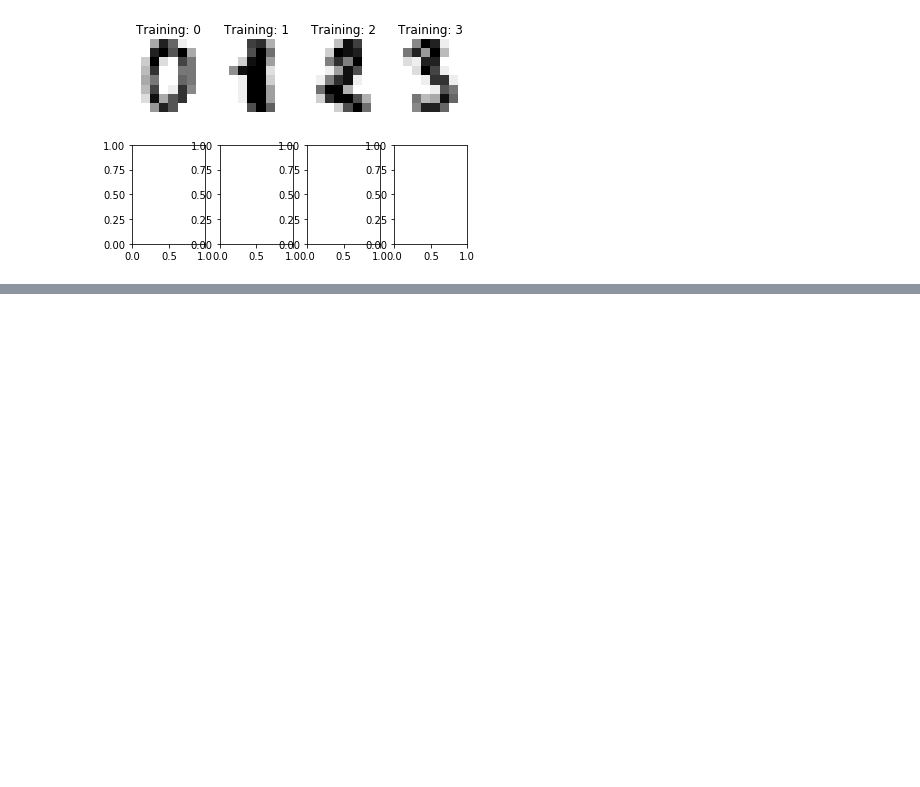
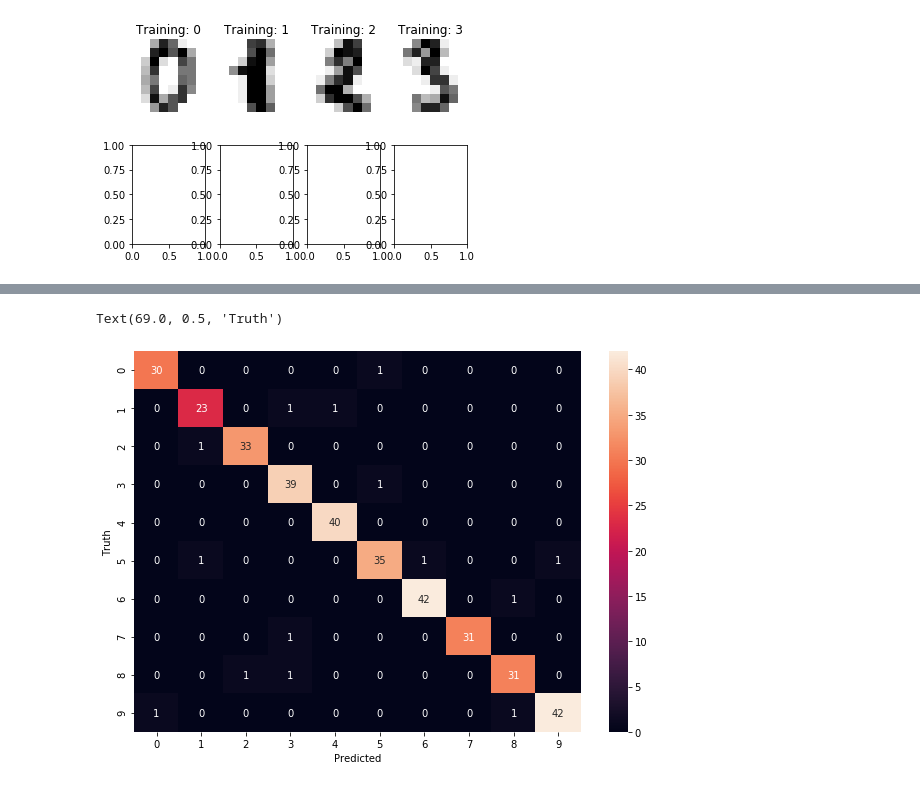
Before and after one commit to manoharpavuluri/datascience, a Jupyter notebook: logistic Regression/digit identifier.ipynb, the cells around one changed output, grey strips where cells are left out. Drawn from its saved outputs; the diff is of its cells as text; code cells hidden in the pictures; blank space fills up the shorter version.

```diff
--- a/logistic Regression/digit identifier.ipynb
+++ b/logistic Regression/digit identifier.ipynb
@@ -53,5 +59,5 @@ X_train, X_test, y_train, y_test = train_test_split(digits_dt.data,digits_dt.tar
 # %%
-model.fit(X_train, y_train)
+lr.fit(X_train, y_train)
 # %% [output]
 STOP: TOTAL NO. of ITERATIONS REACHED LIMIT.
 
@@ -76,0 +93,5 @@ for ax, (image, label) in zip(axes[0, :], images_and_labels[:4]):
+# %%
+y_predicted = lr.predict(X_test)
+# %%
+cm = confusion_matrix(y_test, y_predicted)
+cm
@@ -76,0 +109,8 @@ for ax, (image, label) in zip(axes[0, :], images_and_labels[:4]):
+# %%
+plt.figure(figsize = (10,7))
+sn.heatmap(cm, annot=True)
+plt.xlabel('Predicted')
+plt.ylabel('Truth')
+# %% [output]
+Text(69.0, 0.5, 'Truth')
+[figure, added]
```
Also changed, not shown: parts of 7 cells of this notebook.
